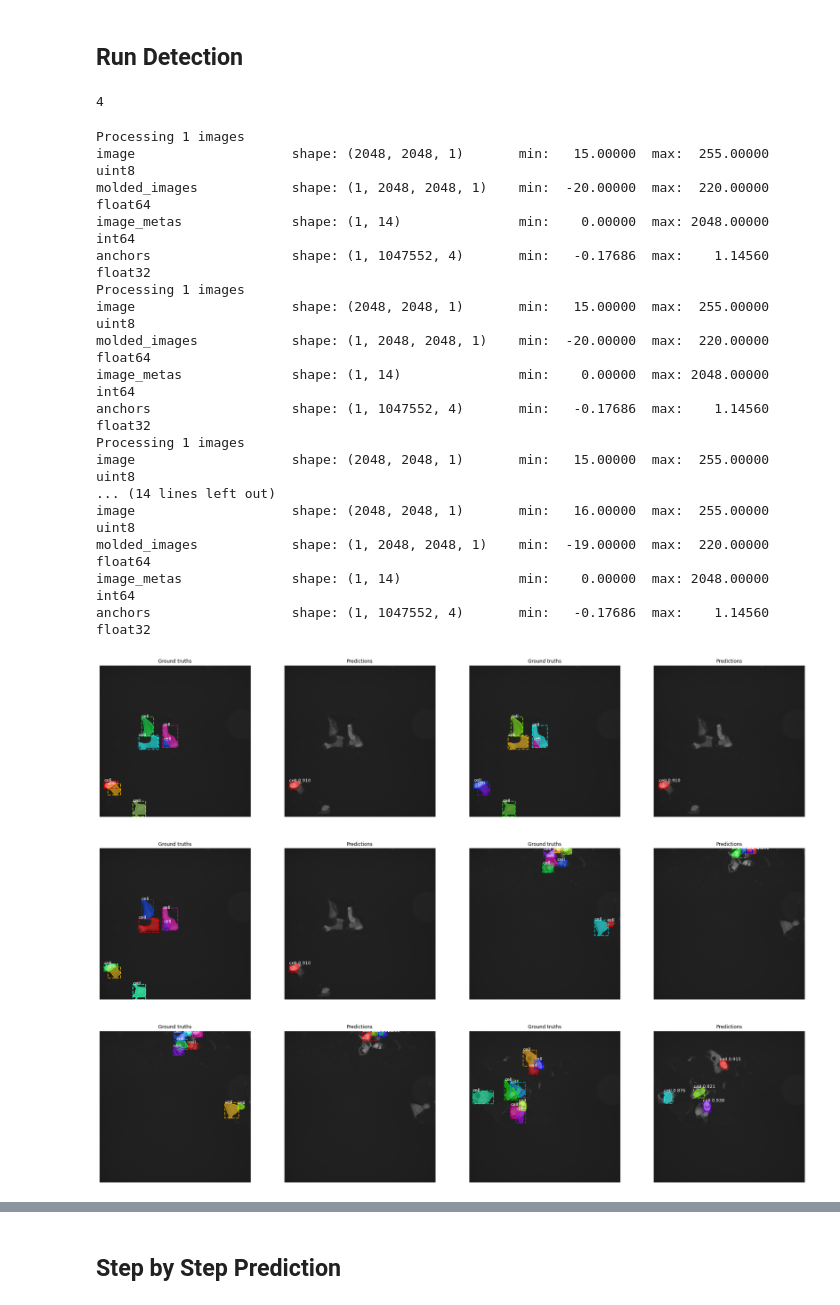
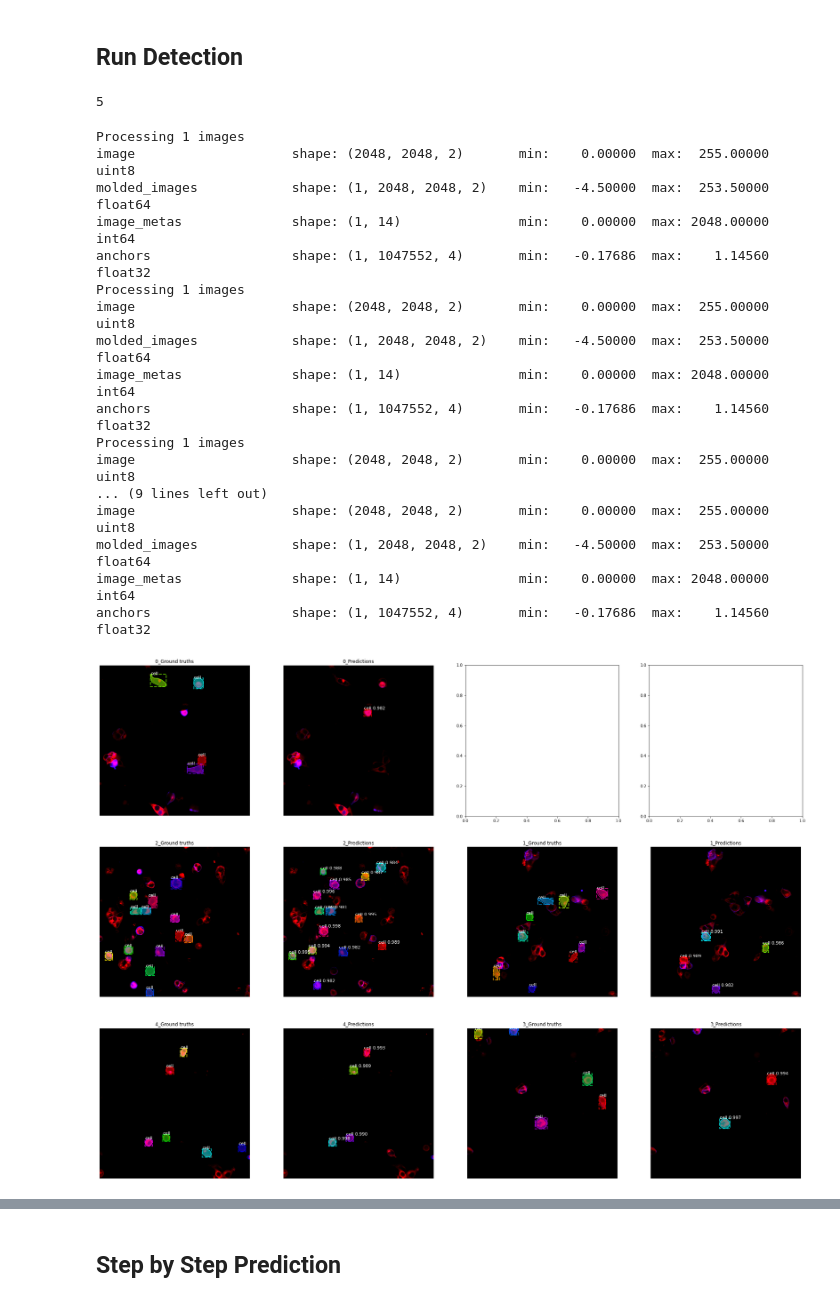
Before and after one commit to misakadam97/cell_mrcnn, a Jupyter notebook: notebooks/inspect_cell_model.ipynb, the cells around one changed output, grey strips where cells are left out. Saved outputs shown, nothing was run; the diff lists cells and outputs as text; code cells hidden in the pictures.

```diff
--- a/notebooks/inspect_cell_model.ipynb
+++ b/notebooks/inspect_cell_model.ipynb
@@ -42,17 +42,13 @@ CELL_WEIGHTS_PATH = "/home/miska/repos/cell_mrcnn/logs/cell20201006T0508/mask_rc
 # %% [output]
 Using TensorFlow backend.
-# %%
-def cell2rgb(image, treshold = 20):
-    # cell images are low intensity, so to improve visibility at the cost of color depth:
-    image_rgb = skimage.color.gray2rgb(image[:,:,0])
-#     f1 = lambda x: x if x < treshold else 255
-#     vfunc1 = np.vectorize(f1)
-#     image_rgb = vfunc1(image_rgb)
-#     image_rgb = image_rgb.astype(np.uint8)
-    return image_rgb
+# %%
+def cell2rgb(image):
+    zeros = np.zeros((image.shape[0], image.shape[1])).astype(np.uint8)
+    image_rgb = np.stack([image[:,:,0], zeros, image[:,:,1]], axis=2)
+    return image_rgb
 # %%
 config = cell.CellInferenceConfig()
-Cell_DIR = os.path.join(ROOT_DIR, "data/pngs/crops")
+Cell_DIR = os.path.join(ROOT_DIR, "data/annotated_datasets/2020_11_22_02_55_03/")
 # %%
 # Override the training configurations with a few
 # changes for inferencing.
@@ -170,13 +172,17 @@ Re-starting from epoch 20
 # %%
 len(dataset.image_ids)
 # %% [output]
-4
+5
 # %%
-hits = 0
 row,col = 0,0
 ax = get_ax(rows=3, cols=4, size=8)
-while hits < 6:
-    image_id = random.choice(dataset.image_ids)
+if len(dataset.image_ids) < 6:
+    limit = len(dataset.image_ids)
+else:
+    limit = 6
+image_ids = random.choice(dataset.image_ids, limit, replace=False)
+for i in range(limit):
+    image_id = image_ids[i]
     image, image_meta, gt_class_id, gt_bbox, gt_mask =\
         modellib.load_image_gt(dataset, config, image_id, use_mini_mask=False)
 
@@ -188,47 +194,45 @@ while hits < 6:
 #                                                dataset.image_reference(image_id)))
 
         # Run object detection
         results = model.detect([image], verbose=1)
 
         # Display results
 
         visualize.display_instances(cell2rgb(image), gt_bbox, gt_mask, gt_class_id,
                                     dataset.class_names, ax=ax[row,col],
-                                    title="Ground truths")
+                                    title=str(image_id)+"_Ground truths")
         col += 1
         # Display ground truth
         r = results[0]
         visualize.display_instances(cell2rgb(image), r['rois'], r['masks'], r['class_ids'],
                                     dataset.class_names, r['scores'], ax=ax[row,col],
-                                    title="Predictions")
+                                    title=str(image_id)+"_Predictions")
         col += 1
-
-        hits += 1
-        if hits % 2 == 0:
+        if i % 2 == 0:
             row += 1
             col = 0
 #         log("gt_class_id", gt_class_id)
 #         log("gt_bbox", gt_bbox)
 #         log("gt_mask", gt_mask)
 # %% [output]
 Processing 1 images
-image                    shape: (2048, 2048, 1)       min:   15.00000  max:  255.00000  uint8
-molded_images            shape: (1, 2048, 2048, 1)    min:  -20.00000  max:  220.00000  float64
+image                    shape: (2048, 2048, 2)       min:    0.00000  max:  255.00000  uint8
+molded_images            shape: (1, 2048, 2048, 2)    min:   -4.50000  max:  253.50000  float64
 image_metas              shape: (1, 14)               min:    0.00000  max: 2048.00000  int64
 anchors                  shape: (1, 1047552, 4)       min:   -0.17686  max:    1.14560  float32
 Processing 1 images
-image                    shape: (2048, 2048, 1)       min:   15.00000  max:  255.00000  uint8
-molded_images            shape: (1, 2048, 2048, 1)    min:  -20.00000  max:  220.00000  float64
+image                    shape: (2048, 2048, 2)       min:    0.00000  max:  255.00000  uint8
+molded_images            shape: (1, 2048, 2048, 2)    min:   -4.50000  max:  253.50000  float64
 image_metas              shape: (1, 14)               min:    0.00000  max: 2048.00000  int64
 anchors                  shape: (1, 1047552, 4)       min:   -0.17686  max:    1.14560  float32
 Processing 1 images
-image                    shape: (2048, 2048, 1)       min:   15.00000  max:  255.00000  uint8
-... (14 lines left out)
-image                    shape: (2048, 2048, 1)       min:   16.00000  max:  255.00000  uint8
-molded_images            shape: (1, 2048, 2048, 1)    min:  -19.00000  max:  220.00000  float64
+image                    shape: (2048, 2048, 2)       min:    0.00000  max:  255.00000  uint8
+... (9 lines left out)
+image                    shape: (2048, 2048, 2)       min:    0.00000  max:  255.00000  uint8
+molded_images            shape: (1, 2048, 2048, 2)    min:   -4.50000  max:  253.50000  float64
 image_metas              shape: (1, 14)               min:    0.00000  max: 2048.00000  int64
 anchors                  shape: (1, 1047552, 4)       min:   -0.17686  max:    1.14560  float32
-[figure, old version]
+[figure, new version]
 # %%
 image_id = random.choice(dataset.image_ids)
 image, image_meta, gt_class_id, gt_bbox, gt_mask =\
```
Also changed, not shown: parts of 23 cells of this notebook, 7 other files.
